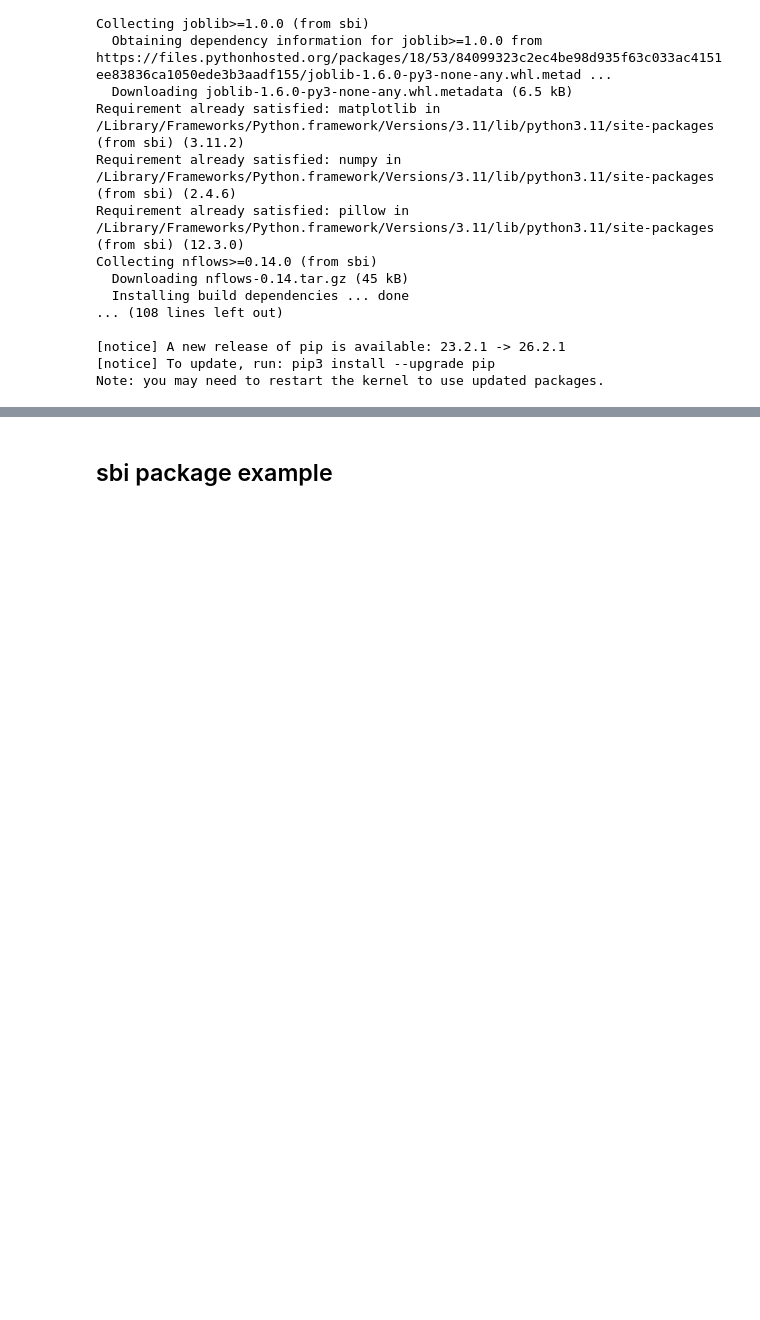
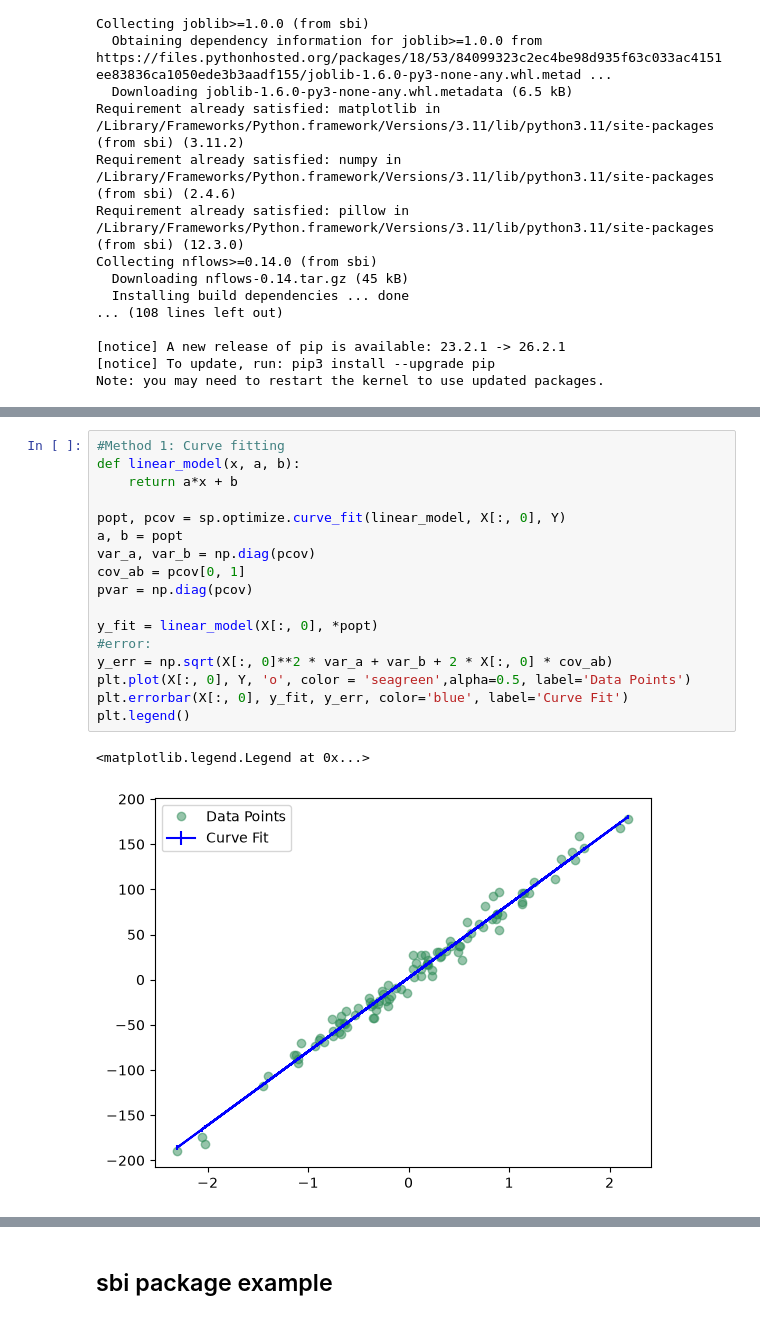
Before and after one commit to jarachisholm/SBI_clustering, a Jupyter notebook: first_notebook.ipynb, the cells around one changed output, grey strips where cells are left out. Drawn from its saved outputs; the diff is of its cells as text; blank space fills up the shorter version.

```diff
--- a/first_notebook.ipynb
+++ b/first_notebook.ipynb
@@ -150,0 +196,20 @@ Coin prob=0.7 -> Heads: 56, Tails: 44, Posterior mean: 0.557
+# %%
+#Method 1: Curve fitting
+def linear_model(x, a, b):
+    return a*x + b
+
+popt, pcov = sp.optimize.curve_fit(linear_model, X[:, 0], Y)
+a, b = popt
+var_a, var_b = np.diag(pcov)
+cov_ab = pcov[0, 1]
+pvar = np.diag(pcov)
+
+y_fit = linear_model(X[:, 0], *popt)
+#error:
+y_err = np.sqrt(X[:, 0]**2 * var_a + var_b + 2 * X[:, 0] * cov_ab)
+plt.plot(X[:, 0], Y, 'o', color = 'seagreen',alpha=0.5, label='Data Points')
+plt.errorbar(X[:, 0], y_fit, y_err, color='blue', label='Curve Fit')
+plt.legend()
+# %% [output]
+<matplotlib.legend.Legend at 0x...>
+[figure, added]
```
Also changed, not shown: parts of 9 cells of this notebook.
